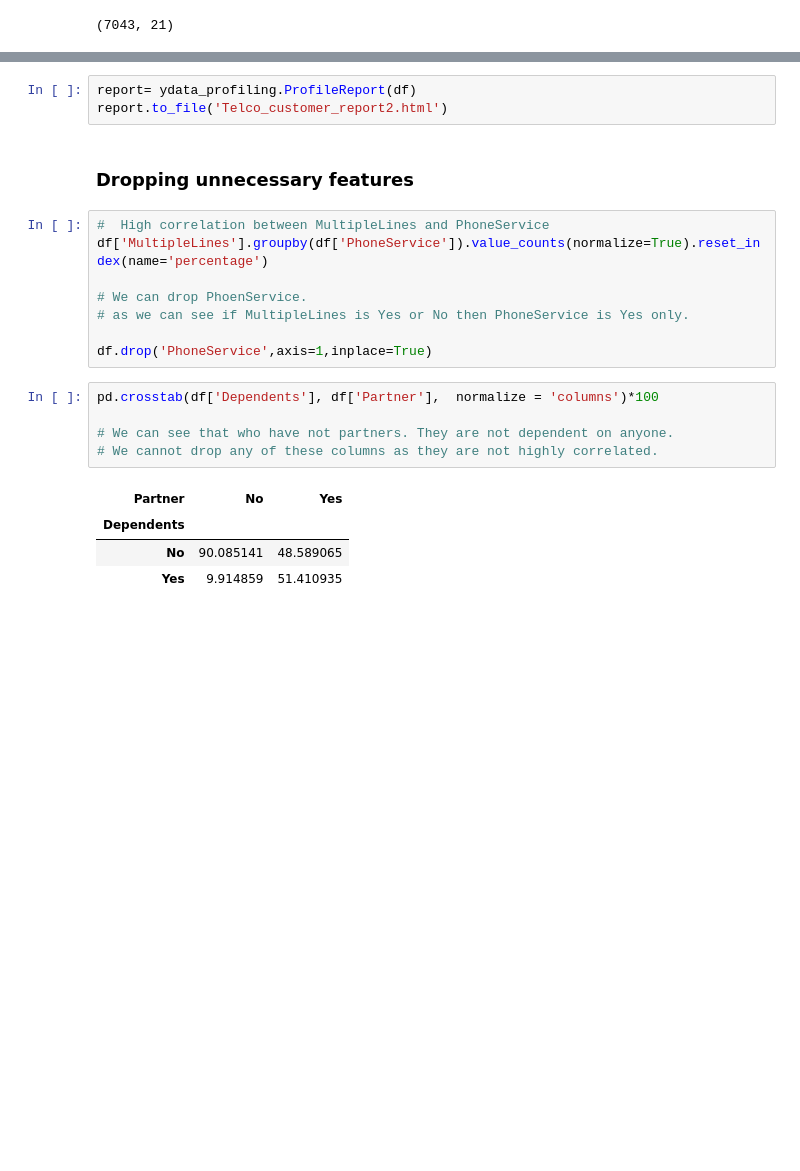
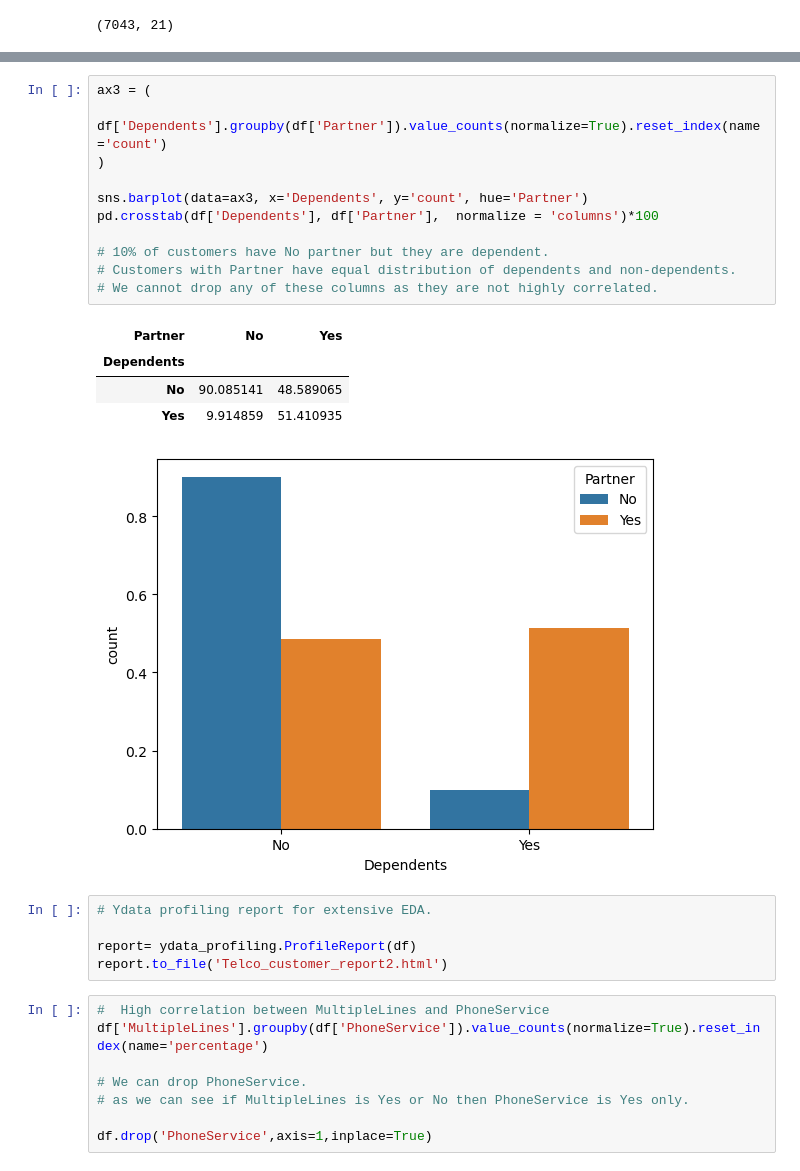
Before and after one commit to pratham122/Telco_customer_data, a Jupyter notebook: Telco_customer.ipynb, the cells around one changed output, grey strips where cells are left out. Saved outputs shown, nothing was run; the diff lists cells and outputs as text; blank space fills up the shorter version.

```diff
--- a/Telco_customer.ipynb
+++ b/Telco_customer.ipynb
@@ -142,29 +107,36 @@ sns.barplot(data=ax3, x='Dependents', y='count', hue='gender')
 # %% [output]
 <Axes: xlabel='Dependents', ylabel='count'>
 [figure]
+# %%
+ax3 = (
+    df['Dependents'].groupby(df['Partner']).value_counts(normalize=True).reset_index(name='count')
+)
+
+sns.barplot(data=ax3, x='Dependents', y='count', hue='Partner')
+pd.crosstab(df['Dependents'], df['Partner'],  normalize = 'columns')*100
+
+# 10% of customers have No partner but they are dependent.
+# Customers with Partner have equal distribution of dependents and non-dependents.
+# We cannot drop any of these columns as they are not highly correlated.
+# %% [output]
+| Partner | No | Yes |
+| Dependents |  |  |
+| No | 90.085141 | 48.589065 |
+| Yes | 9.914859 | 51.410935 |
+[figure, new version]
 # %%
+# Ydata profiling report for extensive EDA.
+
 report= ydata_profiling.ProfileReport(df)
 report.to_file('Telco_customer_report2.html')
-# %% [markdown]
-### Dropping unnecessary features
 # %%
 #  High correlation between MultipleLines and PhoneService
 df['MultipleLines'].groupby(df['PhoneService']).value_counts(normalize=True).reset_index(name='percentage')
 
-# We can drop PhoenService.
+# We can drop PhoneService.
 # as we can see if MultipleLines is Yes or No then PhoneService is Yes only.
 
 df.drop('PhoneService',axis=1,inplace=True)
-# %%
-pd.crosstab(df['Dependents'], df['Partner'],  normalize = 'columns')*100
-
-# We can see that who have not partners. They are not dependent on anyone.
-# We cannot drop any of these columns as they are not highly correlated.
-# %% [output]
-| Partner | No | Yes |
-| Dependents |  |  |
-| No | 90.085141 | 48.589065 |
-| Yes | 9.914859 | 51.410935 |
 # %%
 pd.crosstab(df['InternetService'], df['OnlineBackup'])
 pd.crosstab(df['OnlineSecurity'], df['OnlineBackup'])
```
Also changed, not shown: parts of 21 cells of this notebook, 1 other file.
